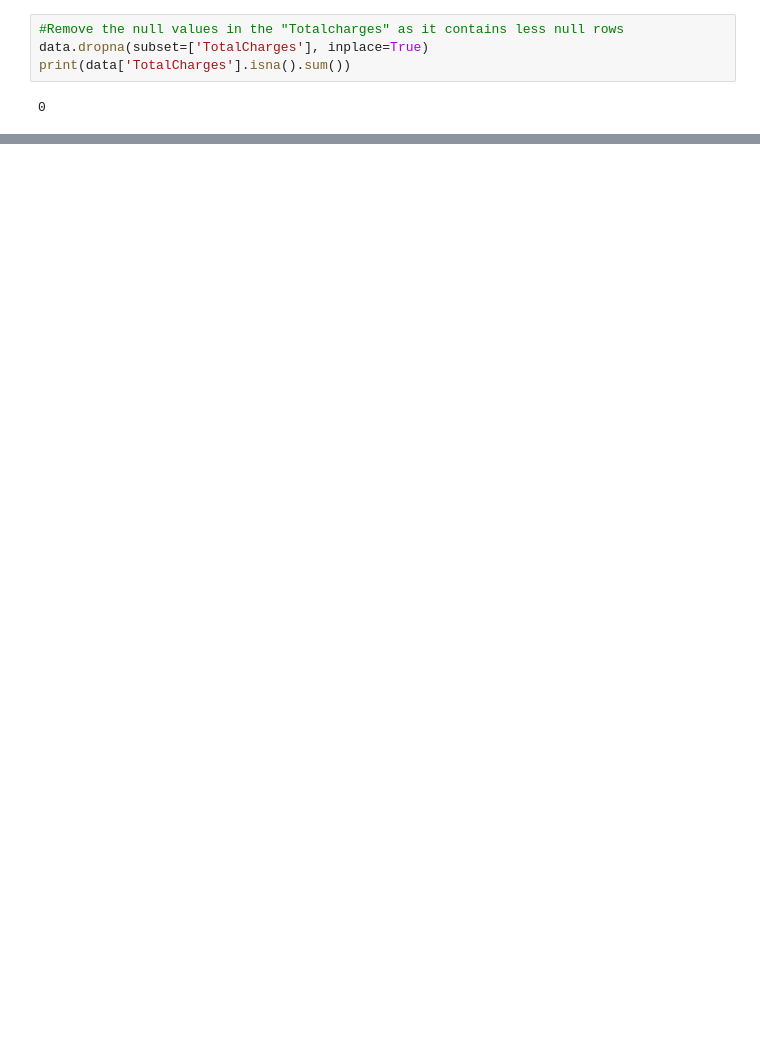
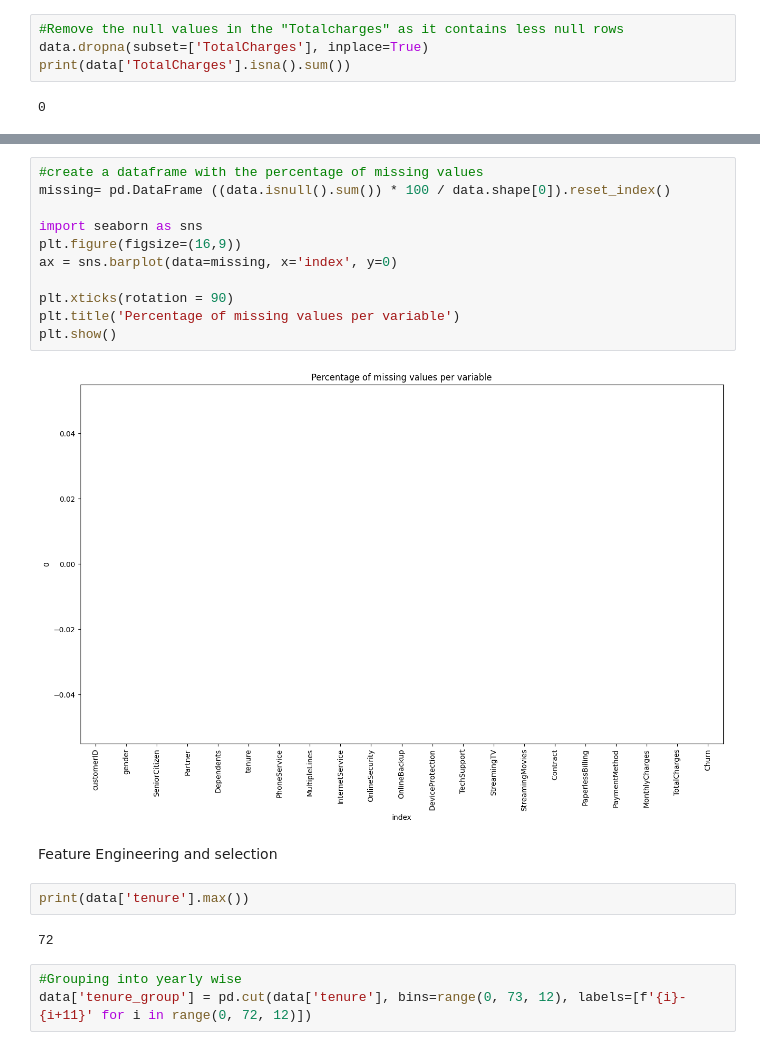
Before and after one commit to Rashilajayasinghe/Customer-Churn-Prediction, a Jupyter notebook: ChurnPredictor.ipynb, the cells around one changed output, grey strips where cells are left out. Drawn from its saved outputs; the diff is of its cells as text; blank space fills up the shorter version.

```diff
--- a/ChurnPredictor.ipynb
+++ b/ChurnPredictor.ipynb
@@ -128,0 +149,22 @@ print(data['TotalCharges'].isna().sum())
+# %%
+#create a dataframe with the percentage of missing values
+missing= pd.DataFrame ((data.isnull().sum()) * 100 / data.shape[0]).reset_index()
+
+import seaborn as sns
+plt.figure(figsize=(16,9))
+ax = sns.barplot(data=missing, x='index', y=0)
+
+plt.xticks(rotation = 90)
+plt.title('Percentage of missing values per variable')
+plt.show()
+# %% [output]
+[figure, added]
+# %% [markdown]
+Feature Engineering and selection
+# %%
+print(data['tenure'].max())
+# %% [output]
+72
+# %%
+#Grouping into yearly wise
+data['tenure_group'] = pd.cut(data['tenure'], bins=range(0, 73, 12), labels=[f'{i}-{i+11}' for i in range(0, 72, 12)])
```
Also changed, not shown: parts of 11 cells of this notebook.
